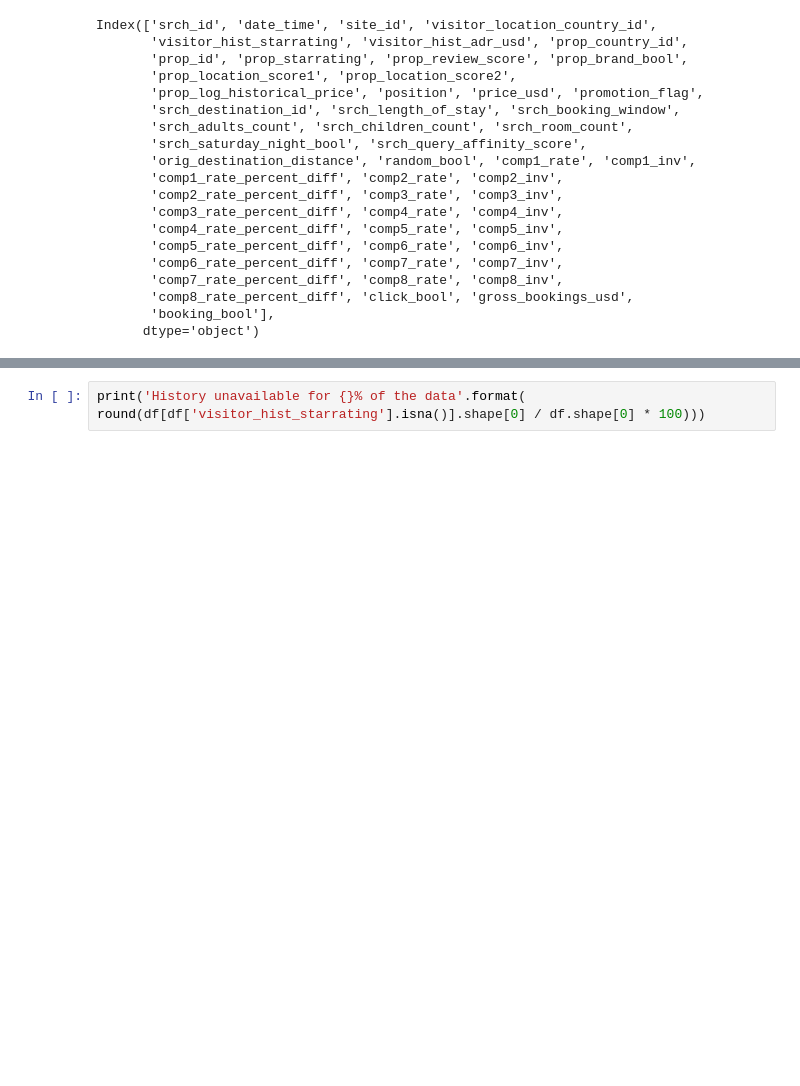
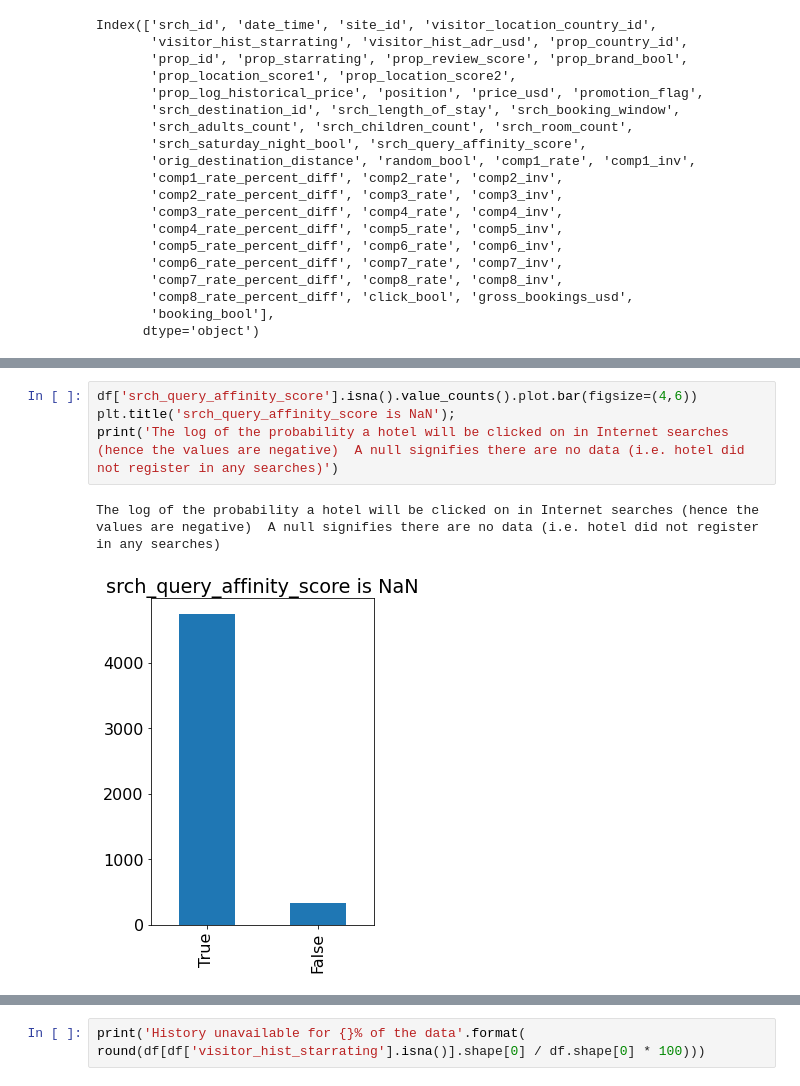
Before and after one commit to OlegBEZb/Personalize-Expedia-Hotel-Searches, a Jupyter notebook: EDA.ipynb, the cells around one changed output, grey strips where cells are left out. Drawn from its saved outputs; the diff is of its cells as text; blank space fills up the shorter version.

```diff
--- a/EDA.ipynb
+++ b/EDA.ipynb
@@ -67,0 +118,7 @@ Index(['srch_id', 'date_time', 'site_id', 'visitor_location_country_id',
+# %%
+df['srch_query_affinity_score'].isna().value_counts().plot.bar(figsize=(4,6))
+plt.title('srch_query_affinity_score is NaN');
+print('The log of the probability a hotel will be clicked on in Internet searches (hence the values are negative)  A null signifies there are no data (i.e. hotel did not register in any searches)')
+# %% [output]
+The log of the probability a hotel will be clicked on in Internet searches (hence the values are negative)  A null signifies there are no data (i.e. hotel did not register in any searches)
+[figure, added]
```
Also changed, not shown: parts of 29 cells of this notebook.
